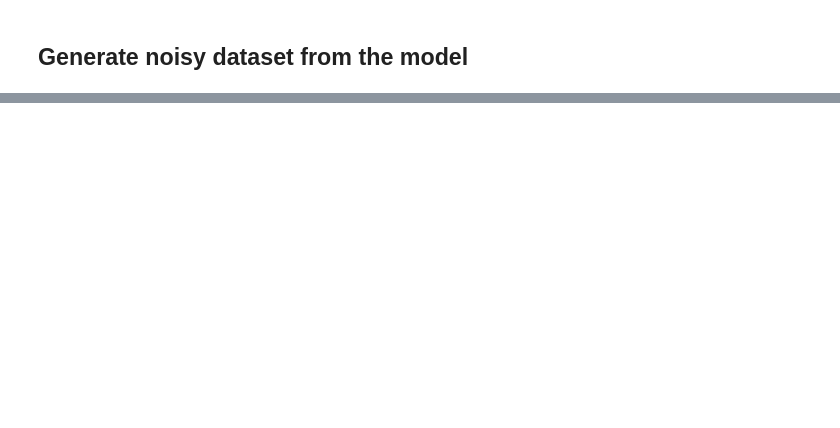
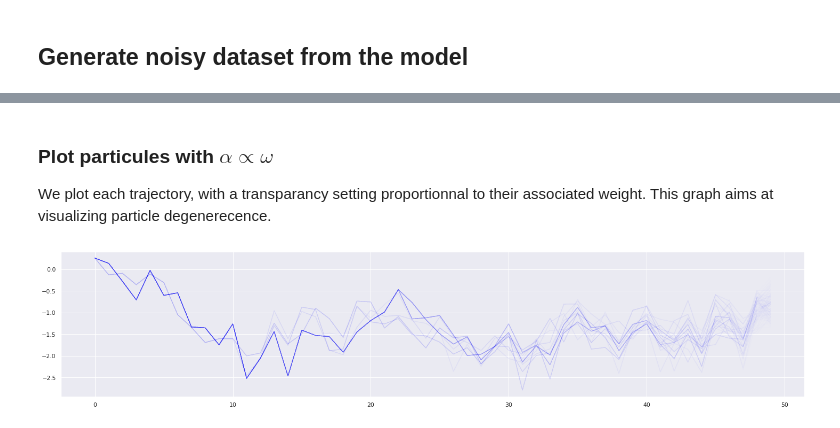
Before and after one commit to maxjcohen/uncertaintyQuantification, a Jupyter notebook: simulated_data.ipynb, the cells around one changed output, grey strips where cells are left out. Saved outputs shown, nothing was run; the diff lists cells and outputs as text; code cells hidden in the pictures; blank space fills up the shorter version.

```diff
--- a/simulated_data.ipynb
+++ b/simulated_data.ipynb
@@ -316,0 +228,24 @@ Cost with adjusted weights: 0.0076
+# %% [markdown]
+### Plot particules with $\alpha \propto \omega$
+
+We plot each trajectory, with a transparancy setting proportionnal to their associated weight. This graph aims at visualizing particle degenerecence.
+# %%
+with torch.no_grad():
+    netout = model(u=u,
+                   y=y,
+                   noise=True)
+
+netout = model.smooth_pms(netout, model.I)
+
+batch_idx = 0
+
+netout = netout[:, batch_idx, :, idx_out].numpy()
+w = model.w[batch_idx]
+# w = torch.softmax(w, dim=0)
+w = w.numpy()
+
+# plt.plot(y[:, batch_idx].squeeze().numpy(), '--', lw=3, alpha=0.6, c='green')
+for trajectory, weight in zip(netout.T, w):
+    plt.plot(trajectory, alpha=weight, c='blue')
+# %% [output]
+[figure, added]
```
Also changed, not shown: parts of 39 cells of this notebook, 5 other files.
